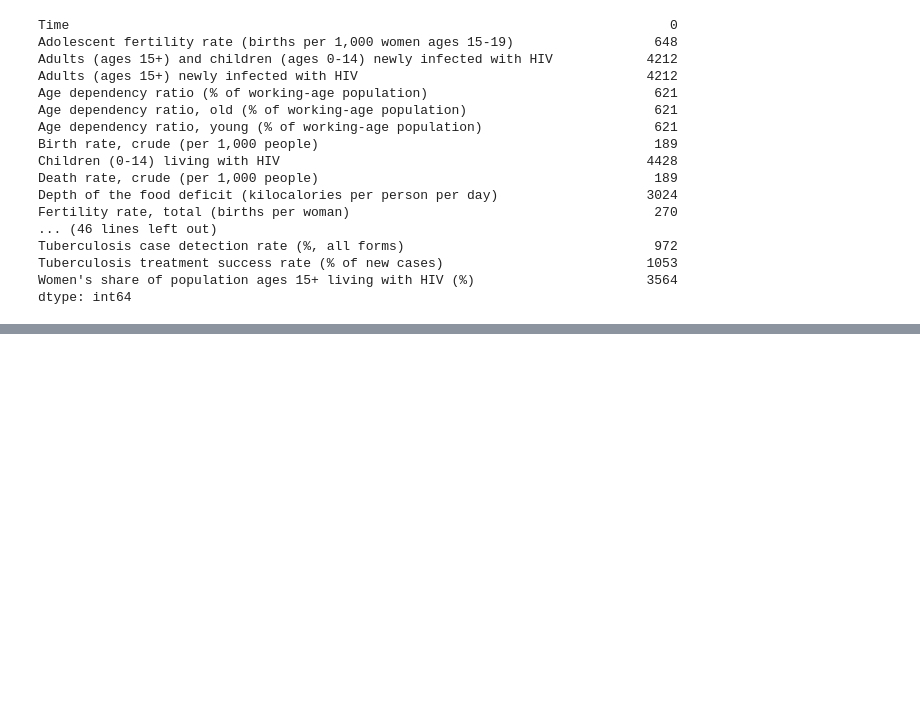
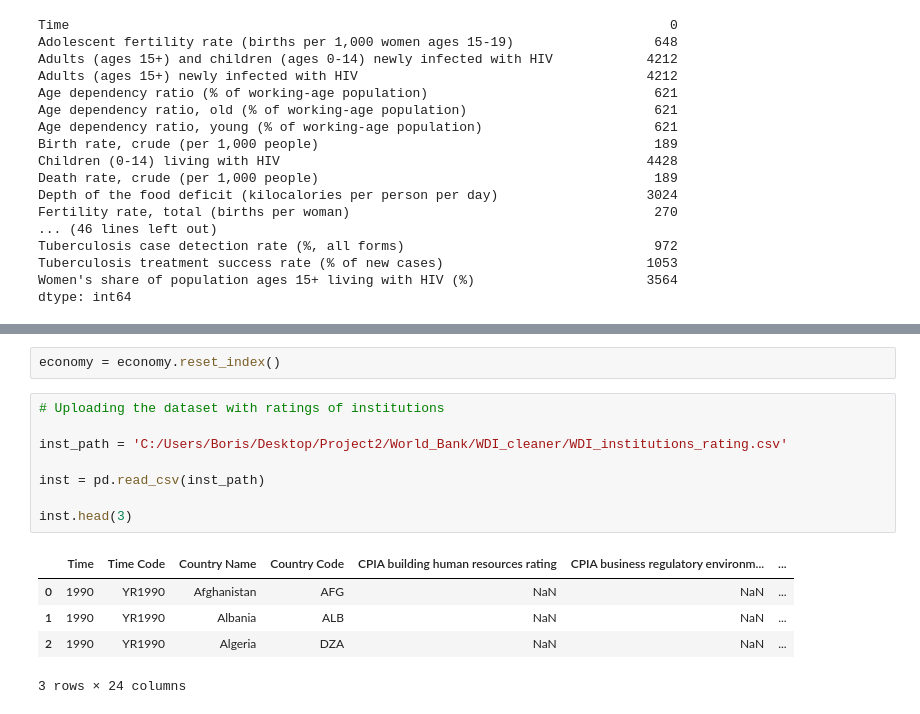
Before and after one commit to jokicboris90/ECON628-01-jokicboris90, a Jupyter notebook: Project2.ipynb, the cells around one changed output, grey strips where cells are left out. Drawn from its saved outputs; the diff is of its cells as text; blank space fills up the shorter version.

```diff
--- a/Project2.ipynb
+++ b/Project2.ipynb
@@ -161,0 +206,16 @@ Here I just showed the procedure of how to replace missing values with mean with
+# %%
+economy = economy.reset_index()
+# %%
+# Uploading the dataset with ratings of institutions
+
+inst_path = 'C:/Users/Boris/Desktop/Project2/World_Bank/WDI_cleaner/WDI_institutions_rating.csv'
+
+inst = pd.read_csv(inst_path)
+
+inst.head(3)
+# %% [output]
+|  | Time | Time Code | Country Name | Country Code | CPIA building human resources rating | CPIA business regulatory environm... | ... |
+| 0 | 1990 | YR1990 | Afghanistan | AFG | NaN | NaN | ... |
+| 1 | 1990 | YR1990 | Albania | ALB | NaN | NaN | ... |
+| 2 | 1990 | YR1990 | Algeria | DZA | NaN | NaN | ... |
+3 rows × 24 columns
```
Also changed, not shown: parts of 22 cells of this notebook.
